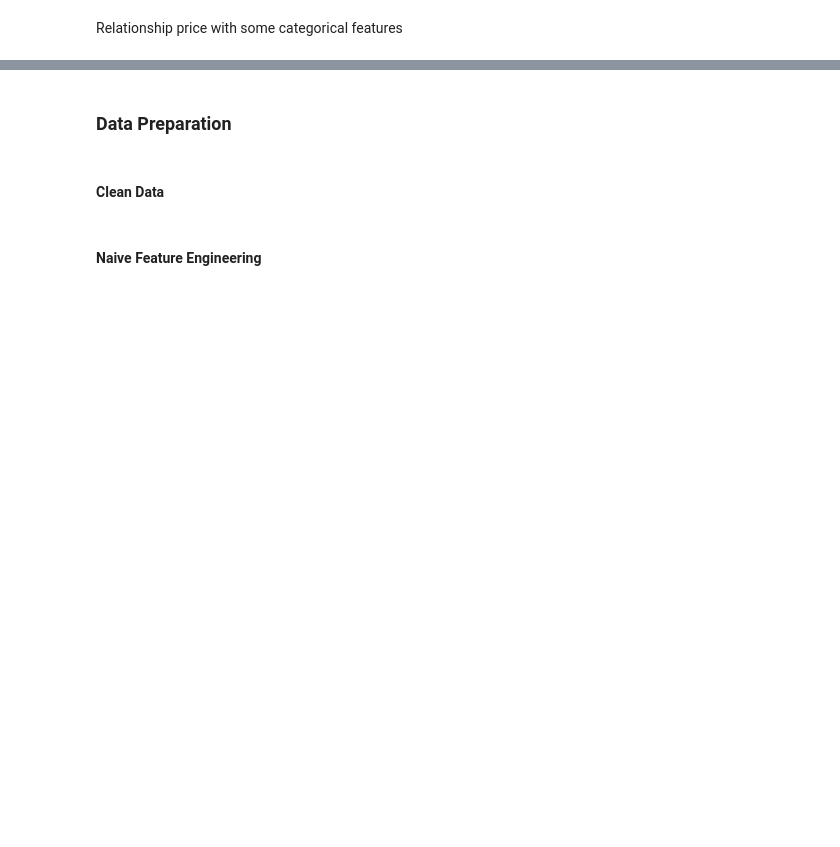
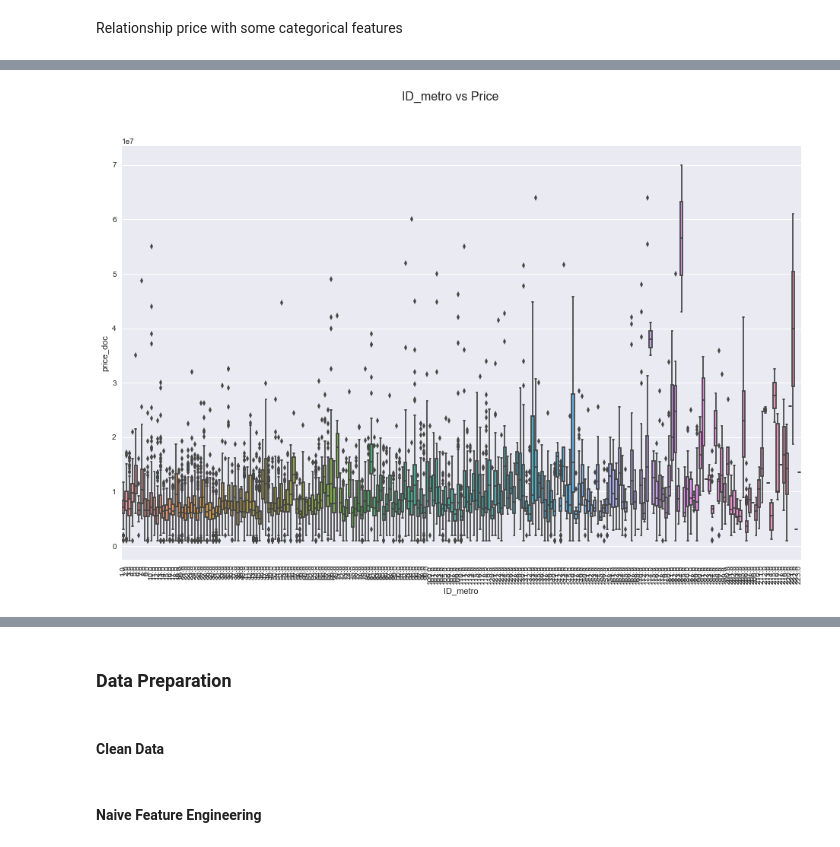
Before and after one commit to kirilldolmatov/SRHM, a Jupyter notebook: SRHM.ipynb, the cells around one changed output, grey strips where cells are left out. Cells and saved outputs as stored; diff of their text form; code cells hidden in the pictures; blank space fills up the shorter version.

```diff
--- a/SRHM.ipynb
+++ b/SRHM.ipynb
@@ -228,0 +176,10 @@ fig = sns.boxplot(x=var, y="price_doc", data=data)
+# %%
+var = 'ID_metro'
+data = pd.concat([train_df.price_doc, train_df[var]], axis=1)
+f, ax = plt.subplots(figsize=(16, 10))
+f.suptitle('ID_metro vs Price', size=16)
+fig = sns.boxplot(x=var, y="price_doc", data=data)
+for item in fig.get_xticklabels():
+    item.set_rotation(90)
+# %% [output]
+[figure, added]
```
Also changed, not shown: parts of 19 cells of this notebook.
